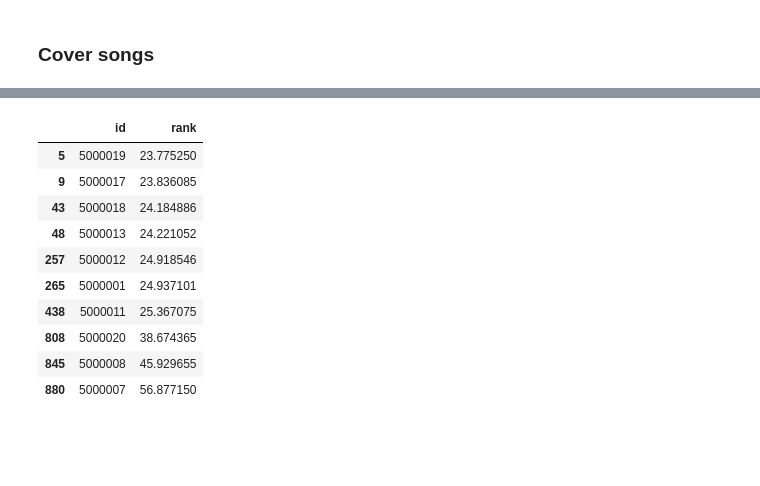
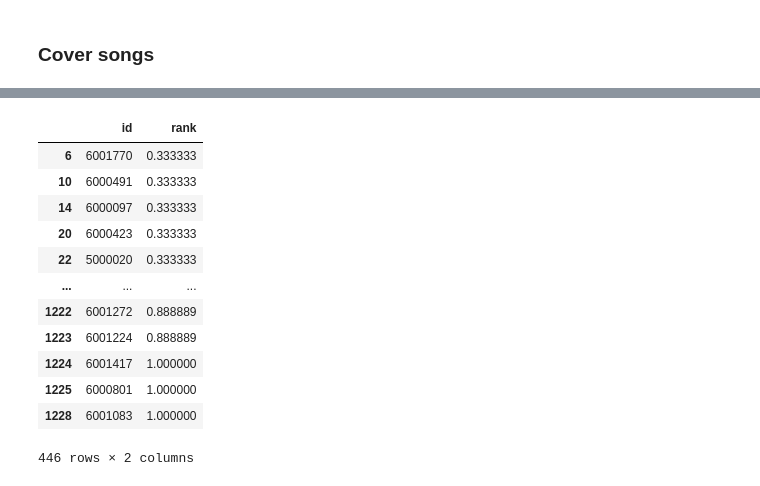
Before and after one commit to skarensmoll/thesisMusikRecommender, a Jupyter notebook: Experiments/06-10-Modeling.ipynb, the cells around one changed output, grey strips where cells are left out. Cells and saved outputs as stored; diff of their text form; code cells hidden in the pictures; blank space fills up the shorter version.

```diff
--- a/Experiments/06-10-Modeling.ipynb
+++ b/Experiments/06-10-Modeling.ipynb
@@ -19 +19,5 @@ data = pd.read_csv('./data/05-allDataContinousCategoricalTransition.csv')
 data = data.drop(columns=['Unnamed: 0'])
+# %%
+encodedFeaturesNames = pd.read_csv("./data/unified/05-encodedFeatureNames.csv")
+encodedFeaturesNames = encodedFeaturesNames['0'].tolist()
+encodedFeaturesNames
@@ -87,4 +170,5 @@ Name: id, Length: 904, dtype: int64
+# %%
+dfEuclidean, dfJaccard = getEuclideanJaccardDf(df)
 # %%
-df = removeConstantFeatures(df)
-df= applyBoxCoxFeatures(df, ['speechiness', 'acousticness', 'liveness', 'valence'])
-df = centerAndScale(df)
+dfEuclidean = applyBoxCoxFeatures(dfEuclidean, ['speechiness', 'acousticness', 'liveness', 'valence'])
+dfEuclidean = centerAndScale(dfEuclidean)
@@ -132,0 +280,2 @@ ranksDF.head(10)
+# %%
+ranksDFJaccard  = applyJaccard(dfJaccard, ids, originalSongVector[encodedFeaturesNames])
@@ -140,14 +326,16 @@ ranksDF[ranksDF['id']==coverSongId]
 # %%
-ranksDF[ranksDF['id'] > 5000000]
+ranksDFJaccard[ranksDFJaccard['id'] > 5000000]
 # %% [output]
 |  | id | rank |
-| 5 | 5000019 | 23.775250 |
-| 9 | 5000017 | 23.836085 |
-| 43 | 5000018 | 24.184886 |
-| 48 | 5000013 | 24.221052 |
-| 257 | 5000012 | 24.918546 |
-| 265 | 5000001 | 24.937101 |
-| 438 | 5000011 | 25.367075 |
-| 808 | 5000020 | 38.674365 |
-| 845 | 5000008 | 45.929655 |
-| 880 | 5000007 | 56.877150 |
+| 6 | 6001770 | 0.333333 |
+| 10 | 6000491 | 0.333333 |
+| 14 | 6000097 | 0.333333 |
+| 20 | 6000423 | 0.333333 |
+| 22 | 5000020 | 0.333333 |
+| ... | ... | ... |
+| 1222 | 6001272 | 0.888889 |
+| 1223 | 6001224 | 0.888889 |
+| 1224 | 6001417 | 1.000000 |
+| 1225 | 6000801 | 1.000000 |
+| 1228 | 6001083 | 1.000000 |
+446 rows × 2 columns
```
Also changed, not shown: parts of 25 cells of this notebook, 1 other file.
